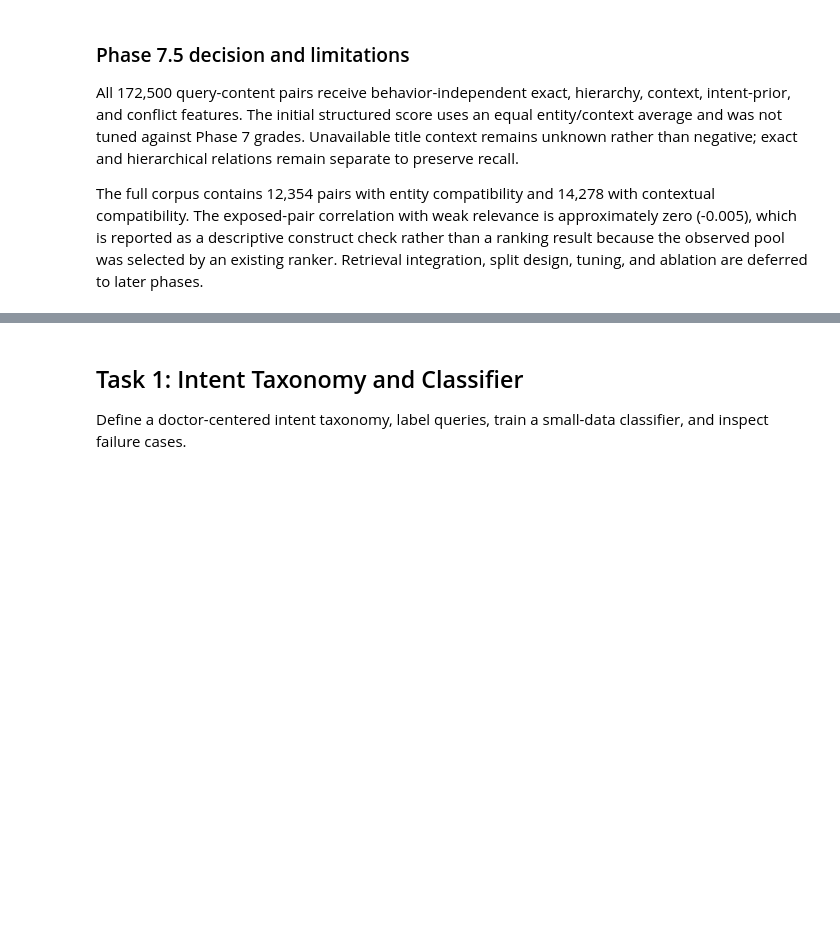
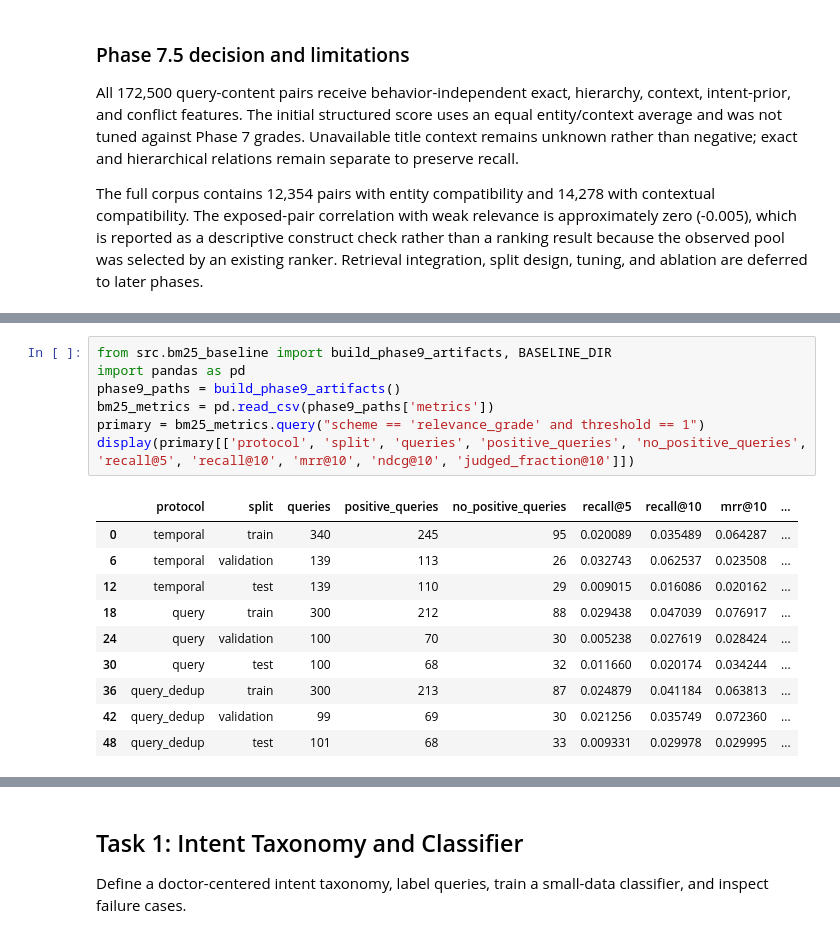
Before and after one commit to Gary3G/doctor-search-service, a Jupyter notebook: notebook.ipynb, the cells around one changed output, grey strips where cells are left out. Drawn from its saved outputs; the diff is of its cells as text; blank space fills up the shorter version.

Commit message:
Add BM25 baseline and phase 10 failure analysis

```diff
--- a/notebook.ipynb
+++ b/notebook.ipynb
@@ -1506,0 +1513,18 @@ display(pd.read_csv(SPLIT_DIR / "phase8_duplicate_overlap_audit.csv"))
+# %%
+from src.bm25_baseline import build_phase9_artifacts, BASELINE_DIR
+import pandas as pd
+phase9_paths = build_phase9_artifacts()
+bm25_metrics = pd.read_csv(phase9_paths['metrics'])
+primary = bm25_metrics.query("scheme == 'relevance_grade' and threshold == 1")
+display(primary[['protocol', 'split', 'queries', 'positive_queries', 'no_positive_queries', 'recall@5', 'recall@10', 'mrr@10', 'ndcg@10', 'judged_fraction@10']])
+# %% [output]
+|  | protocol | split | queries | positive_queries | no_positive_queries | recall@5 | recall@10 | mrr@10 | ... |
+| 0 | temporal | train | 340 | 245 | 95 | 0.020089 | 0.035489 | 0.064287 | ... |
+| 6 | temporal | validation | 139 | 113 | 26 | 0.032743 | 0.062537 | 0.023508 | ... |
+| 12 | temporal | test | 139 | 110 | 29 | 0.009015 | 0.016086 | 0.020162 | ... |
+| 18 | query | train | 300 | 212 | 88 | 0.029438 | 0.047039 | 0.076917 | ... |
+| 24 | query | validation | 100 | 70 | 30 | 0.005238 | 0.027619 | 0.028424 | ... |
+| 30 | query | test | 100 | 68 | 32 | 0.011660 | 0.020174 | 0.034244 | ... |
+| 36 | query_dedup | train | 300 | 213 | 87 | 0.024879 | 0.041184 | 0.063813 | ... |
+| 42 | query_dedup | validation | 99 | 69 | 30 | 0.021256 | 0.035749 | 0.072360 | ... |
+| 48 | query_dedup | test | 101 | 68 | 33 | 0.009331 | 0.029978 | 0.029995 | ... |
```
Also changed, not shown: parts of 10 cells of this notebook, 21 other files.
